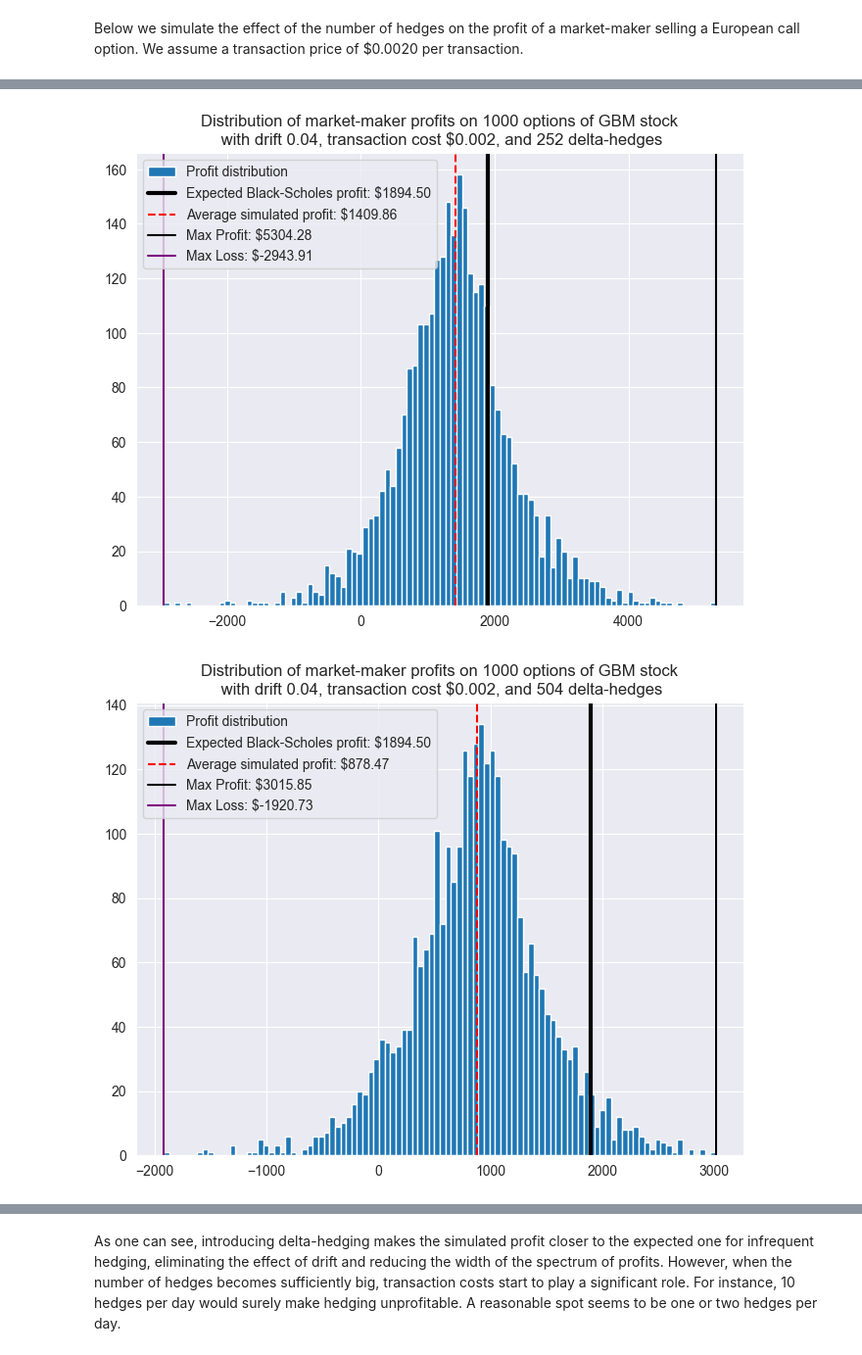
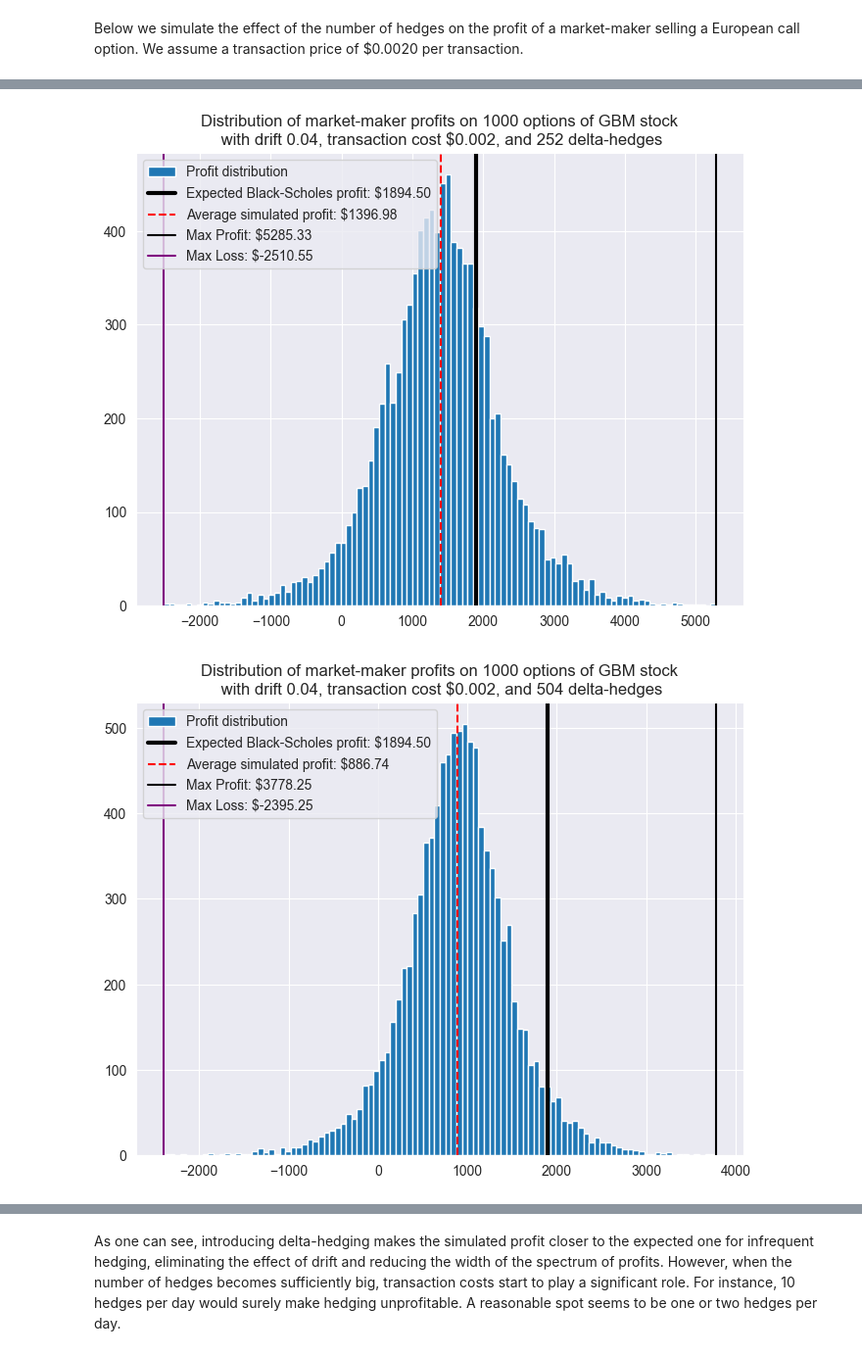
Before and after one commit to albesianor/Asian-options-hedging, a Jupyter notebook: 02_vanilla_options.ipynb, the cells around one changed output, grey strips where cells are left out. Shown at 98% size. Saved outputs shown, nothing was run; the diff lists cells and outputs as text; code cells hidden in the pictures.

```diff
--- a/02_vanilla_options.ipynb
+++ b/02_vanilla_options.ipynb
@@ -303,7 +303,7 @@ sigma = 0.41
 t = 1
 r = 0.045
 mu = 0.04
-n_sims = 3000
+n_sims = 10_000
 tr_cost = 0.002
 n_options = 1_000
 premium = bs_price(S0, K, sigma + 0.05, t, r)
@@ -367,2 +367,2 @@ for n_hedges in hedging_amounts:
-[figure, old version]
+[figure, new version]
-[figure, old version]
+[figure, new version]
```
Also changed, not shown: parts of 1 cell of this notebook, 2 other files.
